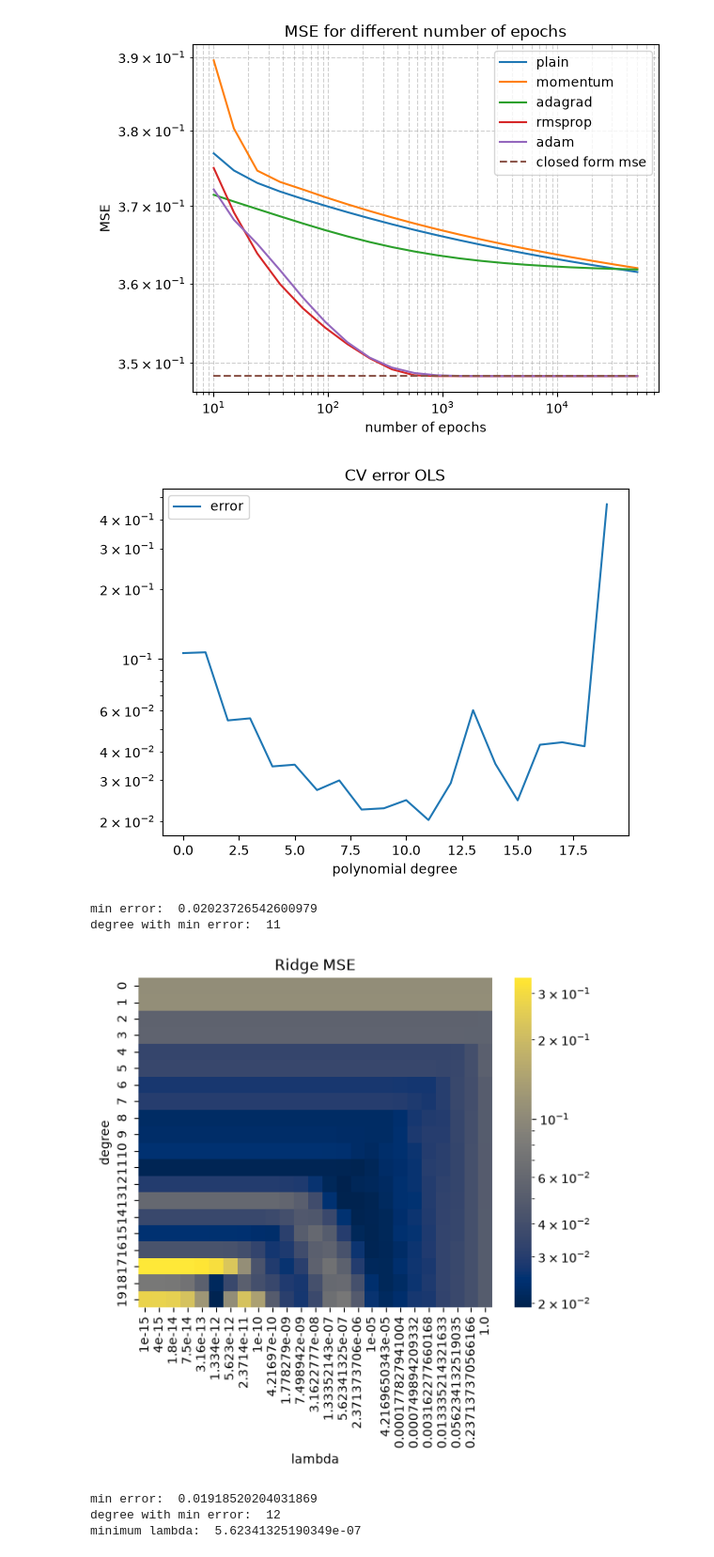
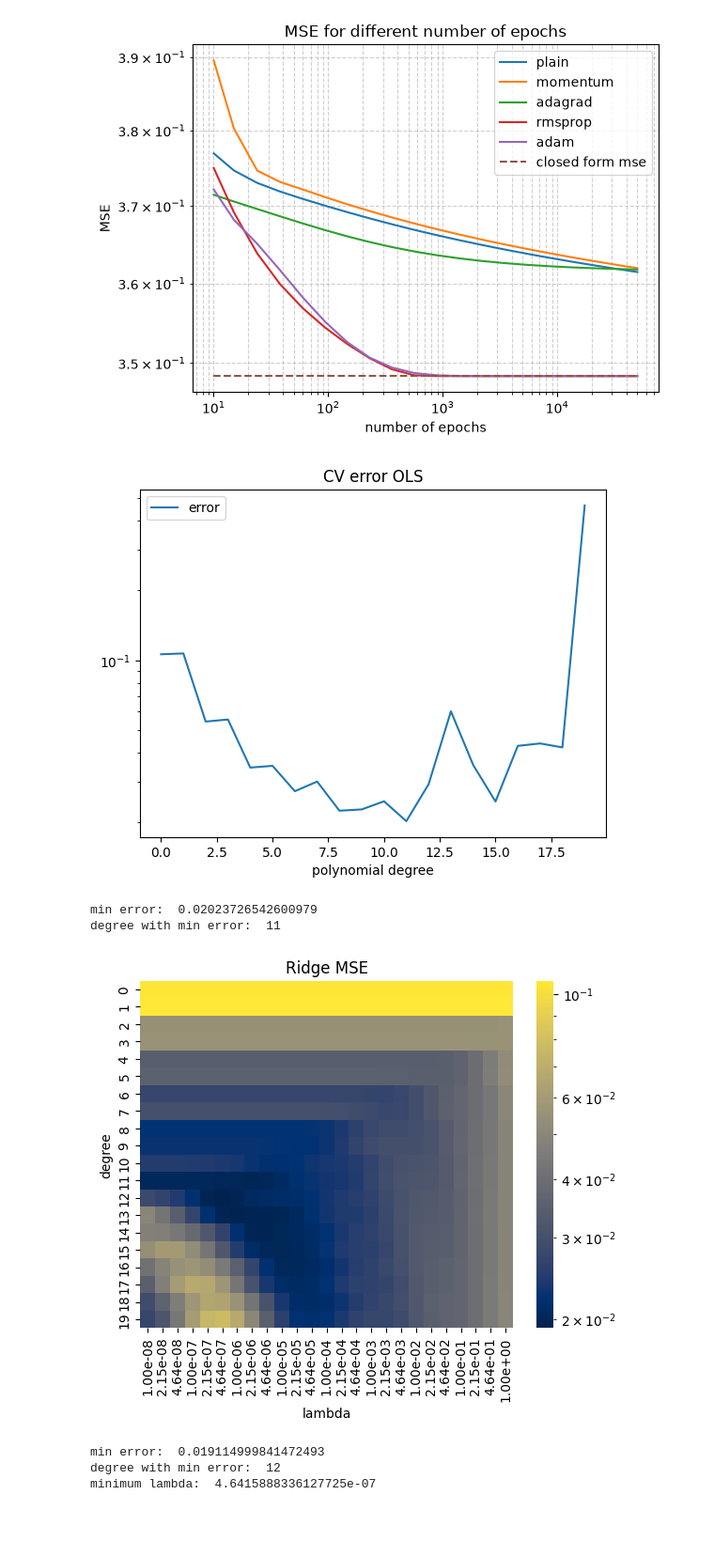
Before and after one commit to joska223/FYS-STK-4155-Prosjekt-1, a Jupyter notebook: prosjekt_1_real.ipynb, the cells around one changed output. Shown at 94% size. Cells and saved outputs as stored; diff of their text form; code cells hidden in the pictures; blank space fills up the shorter version.

```diff
--- a/prosjekt_1_real.ipynb
+++ b/prosjekt_1_real.ipynb
@@ -1541,11 +1541,18 @@ plt.show()
 [figure]
 [figure]
 # %%
+rng = np.random.default_rng(2026)
+n = 100
+sigma = 0.1
+x = np.sort(rng.uniform(-1, 1, n))
+y = runge(x) + rng.normal(0, sigma, n)
+
 #i
-#from sklearn.model_selection import train_test_split, KFold, cross_val_score
+from sklearn.model_selection import train_test_split, KFold, cross_val_score
 import seaborn as sns
 from matplotlib.colors import LogNorm
 from sklearn.linear_model import Lasso
+from sklearn.preprocessing import StandardScaler
 
 np.random.seed(2026)
 
@@ -1583,7 +1590,7 @@ min_error_OLS = np.min(MSE)
 print("min error: ", min_error_OLS)
 print("degree with min error: ",np.argmin(MSE))
 
-lambdas = np.logspace(-15,0, num)
+lambdas = np.logspace(-8,0, num)
 
 #Ridge:
 
@@ -1601,7 +1608,7 @@ for a, lbd in enumerate(lambdas):
             mse[i] = np.mean((y_pred-y_test)**2)
 
         MSE_Ridge[deg, a] = np.mean(mse)
-sns.heatmap(MSE_Ridge, norm = LogNorm(), xticklabels = np.round(lambdas, 15), cmap = "cividis")
+sns.heatmap(MSE_Ridge, norm = LogNorm(), xticklabels = [f"{l:.2e}" for l in lambdas], cmap = "cividis")
 plt.title("Ridge MSE")
 plt.xlabel("lambda")
 plt.ylabel("degree")
@@ -1631,7 +1638,7 @@ for a, lbd in enumerate(lambdas):
 
         MSE_Lasso[deg, a] = np.mean(mse)
 
-sns.heatmap(MSE_Lasso, norm = LogNorm(), xticklabels = np.round(lambdas, 25), cmap = "cividis")
+sns.heatmap(MSE_Lasso, norm = LogNorm(), xticklabels = [f"{l:.2e}" for l in lambdas], cmap = "cividis")
 plt.title("Lasso MSE")
 plt.xlabel("lambda")
 plt.ylabel("degree")
@@ -1643,37 +1650,37 @@ min_idx_lasso = np.argmin(MSE_Lasso)
 min_degree_lasso = int(min_idx_lasso/num)
 min_lambda_lasso = lambdas[min_idx_lasso%num]
 print("degree with min error: ",min_degree_lasso)
 print("minimum lambda: ", min_lambda_lasso)
 
 best_degree_OLS = np.argmin(MSE)
 
 errors = np.array([min_error_OLS, min_error_Ridge, min_error_Lasso])
 best_optimiser = np.argmin(errors)
 
 if best_optimiser == 0:
     best_model = make_pipeline(
         PolynomialFeatures(degree=best_degree_OLS),
         LinearRegression(fit_intercept=False)
     )
 
 elif best_optimiser == 1:
     best_model = make_pipeline(
         PolynomialFeatures(degree=min_degree_ridge),
         Ridge(alpha=min_lambda_ridge)
     )
 
 else:
     best_model = make_pipeline(
         PolynomialFeatures(degree=min_degree_lasso),
         Lasso(alpha=min_lambda_lasso)
     )
 
 best_model.fit(x.reshape(-1,1), y)
 # %% [output]
-[figure, old version]
+[figure, new version]
 min error:  0.02023726542600979
 degree with min error:  11
-[figure, old version]
+[figure, new version]
-min error:  0.01918520204031869
+min error:  0.019114999841472493
 degree with min error:  12
-minimum lambda:  5.62341325190349e-07
+minimum lambda:  4.6415888336127725e-07
```
Also changed, not shown: parts of 8 cells of this notebook.
